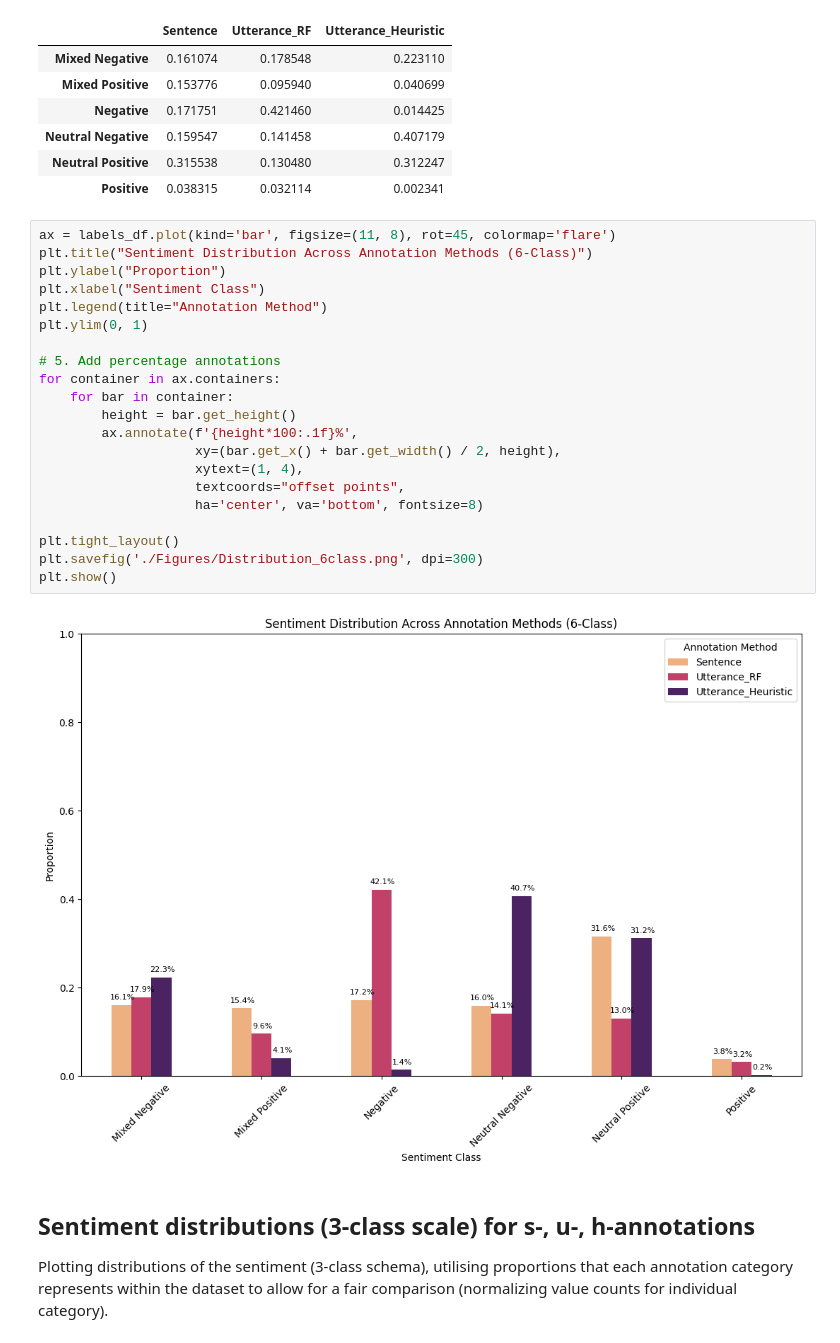
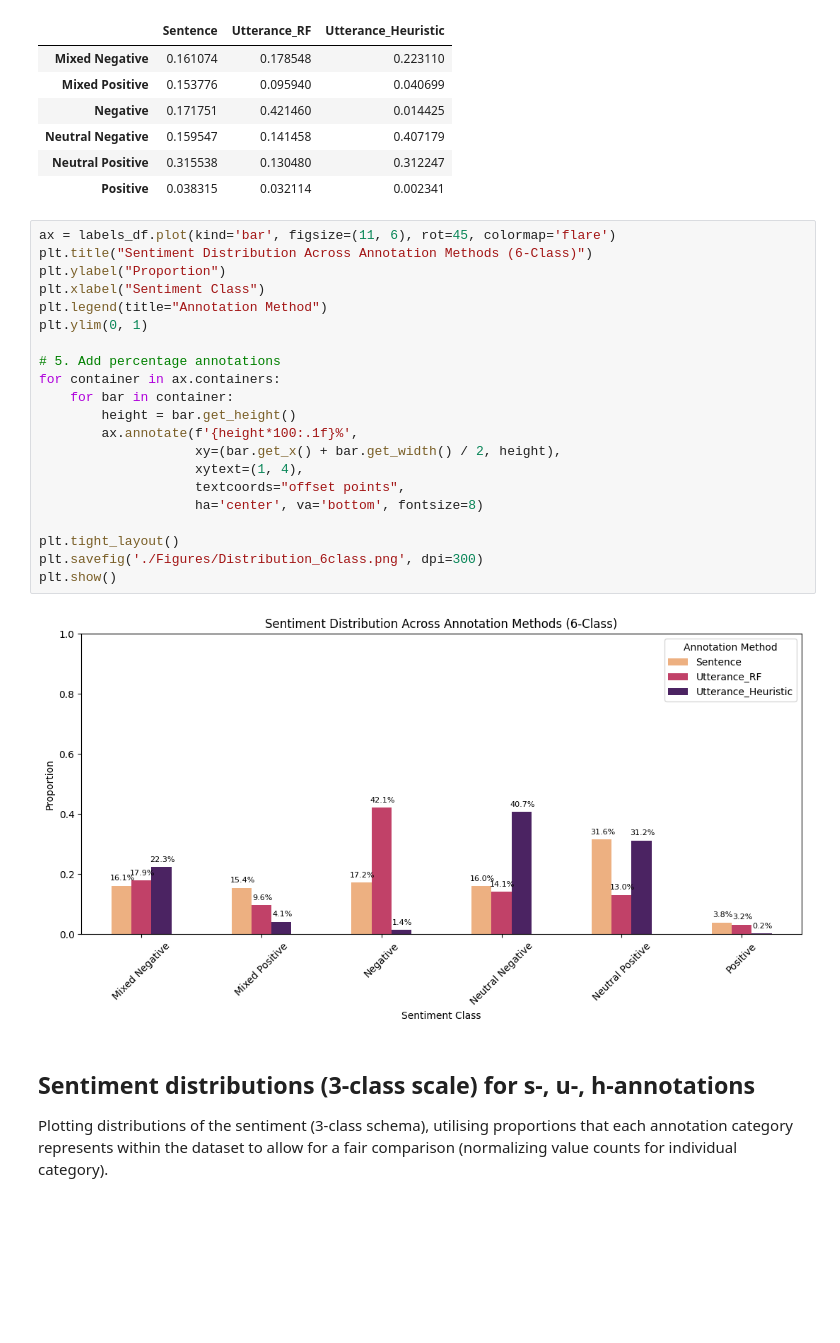
Before and after one commit to katjameden/ParlaMint_Sentiment, a Jupyter notebook: Aggregation/Notebooks/Sentiment_Analysis/Analysis.ipynb, the cells around one changed output. Drawn from its saved outputs; the diff is of its cells as text; blank space fills up the shorter version.

```diff
--- a/Aggregation/Notebooks/Sentiment_Analysis/Analysis.ipynb
+++ b/Aggregation/Notebooks/Sentiment_Analysis/Analysis.ipynb
@@ -166,28 +166,28 @@ labels_df
 | Neutral Positive | 0.315538 | 0.130480 | 0.312247 |
 | Positive | 0.038315 | 0.032114 | 0.002341 |
 # %%
-ax = labels_df.plot(kind='bar', figsize=(11, 8), rot=45, colormap='flare')
+ax = labels_df.plot(kind='bar', figsize=(11, 6), rot=45, colormap='flare')
 plt.title("Sentiment Distribution Across Annotation Methods (6-Class)")
 plt.ylabel("Proportion")
 plt.xlabel("Sentiment Class")
 plt.legend(title="Annotation Method")
 plt.ylim(0, 1)
 
 # 5. Add percentage annotations
 for container in ax.containers:
     for bar in container:
         height = bar.get_height()
         ax.annotate(f'{height*100:.1f}%',
                     xy=(bar.get_x() + bar.get_width() / 2, height),
                     xytext=(1, 4),
                     textcoords="offset points",
                     ha='center', va='bottom', fontsize=8)
 
 plt.tight_layout()
 plt.savefig('./Figures/Distribution_6class.png', dpi=300)
 plt.show()
 # %% [output]
-[figure, old version]
+[figure, new version]
 # %% [markdown]
 ## Sentiment distributions (3-class scale) for s-, u-, h-annotations
 Plotting distributions of the sentiment (3-class schema), utilising proportions that each annotation category represents within the dataset to allow for a fair comparison
```
Also changed, not shown: parts of 8 cells of this notebook, 3 other files.
